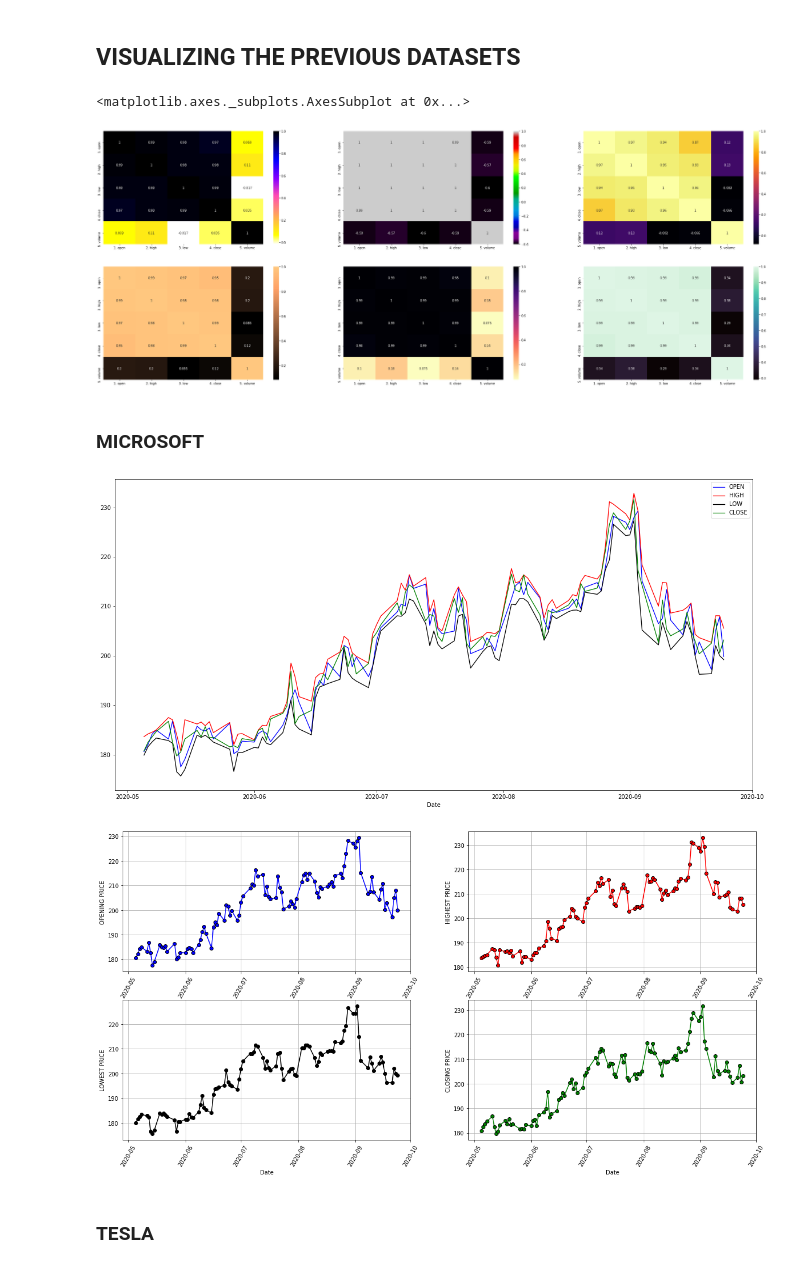
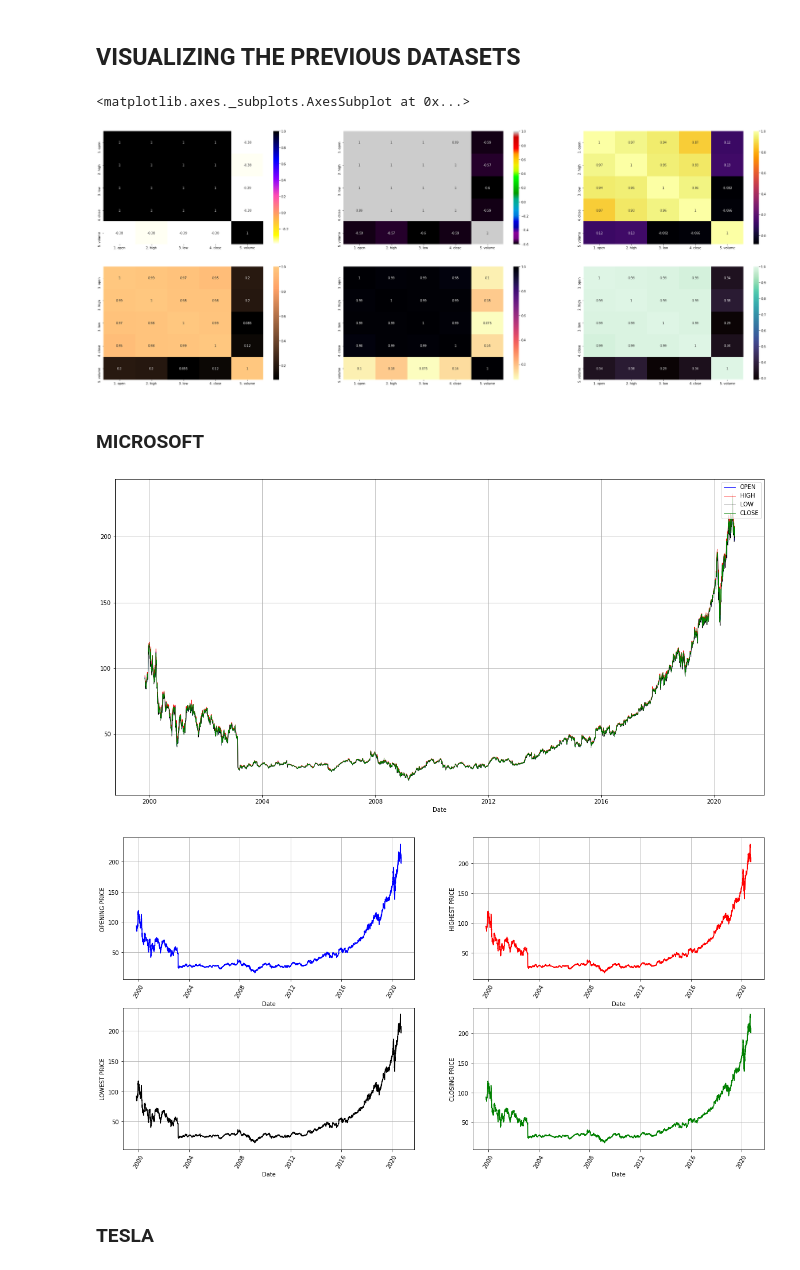
Before and after one commit to rushilrai/Hacksprint_05_SillyCons, a Jupyter notebook: datasets and files/prediction.ipynb, the cells around one changed output. Cells and saved outputs as stored; diff of their text form; code cells hidden in the pictures.

```diff
--- a/datasets and files/prediction.ipynb
+++ b/datasets and files/prediction.ipynb
@@ -6,9 +6,10 @@ import seaborn as sns
 import matplotlib.pyplot as plt
 import numpy as np
 # %%
-file_path = r"microsoft.xlsx"
+file_path = r"m.xlsx"
 data1 = pd.read_excel(file_path)
-a = data1.head(30)
+a = data1.tail(500)
 a.head(5)
+a.tail(5)
 # %% [output]
 |  | date | 1. open | 2. high | 3. low | 4. close | 5. volume |
@@ -120,7 +121,7 @@ plt.subplot(2,3,6)
 sns.heatmap(data6.corr(),annot = True, cmap = "mako")
 # %% [output]
 <matplotlib.axes._subplots.AxesSubplot at 0x...>
-[figure, old version]
+[figure, new version]
 # %% [markdown]
 <h3>MICROSOFT</h3>
 # %%
@@ -128,43 +129,43 @@ val1 = data1.groupby(['date'])["1. open"].sum()
 val2 = data1.groupby(['date'])["2. high"].sum()
 val3 = data1.groupby(['date'])["3. low"].sum()
 val4 = data1.groupby(['date'])["4. close"].sum()
 plt.figure(figsize = (20,10))
-plt.plot(val1, color = "b", ls = "-", label = "OPEN",markeredgecolor = "k", lw = 1.3)
-plt.plot(val2, color = "r", ls = "-",label = "HIGH",markeredgecolor = "k",lw = 1.3)
-plt.plot(val3, color = "k", ls = "-", label = "LOW",markeredgecolor = "k",lw = 1.3)
-plt.plot(val4, color = "g", ls = "-", label = "CLOSE",markeredgecolor = "k",lw= 1.3)
+plt.plot(val1, color = "b", ls = "-", label = "OPEN",markeredgecolor = "k", lw = 0.7)
+plt.plot(val2, color = "r", ls = "-",label = "HIGH",markeredgecolor = "k",lw = 0.7)
+plt.plot(val3, color = "k", ls = "-", label = "LOW",markeredgecolor = "k",lw = 0.7)
+plt.plot(val4, color = "g", ls = "-", label = "CLOSE",markeredgecolor = "k",lw= 0.7)
 plt.xlabel('Date')
 plt.legend(loc ='upper right')
 plt.grid(True)
 
 plt.figure(figsize = (20,10))
 plt.subplot(2,2,1)
-plt.plot(val1, color = "b", ls = "-", marker = "o",markeredgecolor = "k")
+plt.plot(val1, color = "b", ls = "-", markeredgecolor = "k")
 plt.xlabel('Date')
 plt.ylabel('OPENING PRICE')
 plt.xticks(rotation = 60)
 plt.grid(True)
 plt.subplot(2,2,2)
-plt.plot(val2, color = "r", ls = "-", marker = "o",markeredgecolor = "k")
+plt.plot(val2, color = "r", ls = "-", markeredgecolor = "k")
 plt.xlabel('Date')
 plt.ylabel('HIGHEST PRICE')
 plt.xticks(rotation = 60)
 plt.grid(True)
 plt.subplot(2,2,3)
-plt.plot(val3, color = "k", ls = "-", marker = "o",markeredgecolor = "k")
+plt.plot(val3, color = "k", ls = "-",markeredgecolor = "k")
 plt.xlabel('Date')
 plt.ylabel('LOWEST PRICE')
 plt.xticks(rotation = 60)
 plt.grid(True)
 plt.subplot(2,2,4)
-plt.plot(val4, color = "g", ls = "-", marker = "o",markeredgecolor = "k")
+plt.plot(val4, color = "g", ls = "-", markeredgecolor = "k")
 plt.xlabel('Date')
 plt.ylabel('CLOSING PRICE')
 plt.xticks(rotation = 60)
 plt.grid(True)
 # %% [output]
-[figure, old version]
+[figure, new version]
-[figure, old version]
+[figure, new version]
 # %% [markdown]
 <h3>TESLA</h3>
 # %%
```
Also changed, not shown: parts of 26 cells of this notebook, 22 other files.
